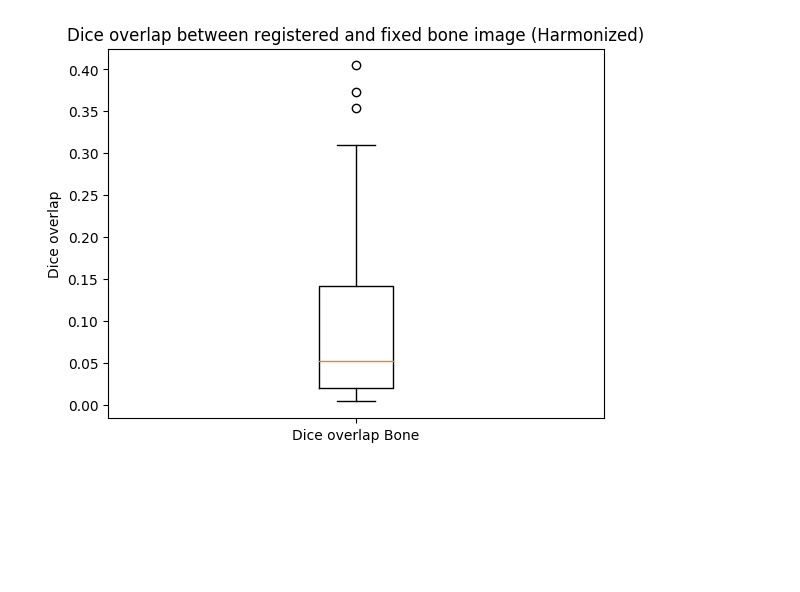
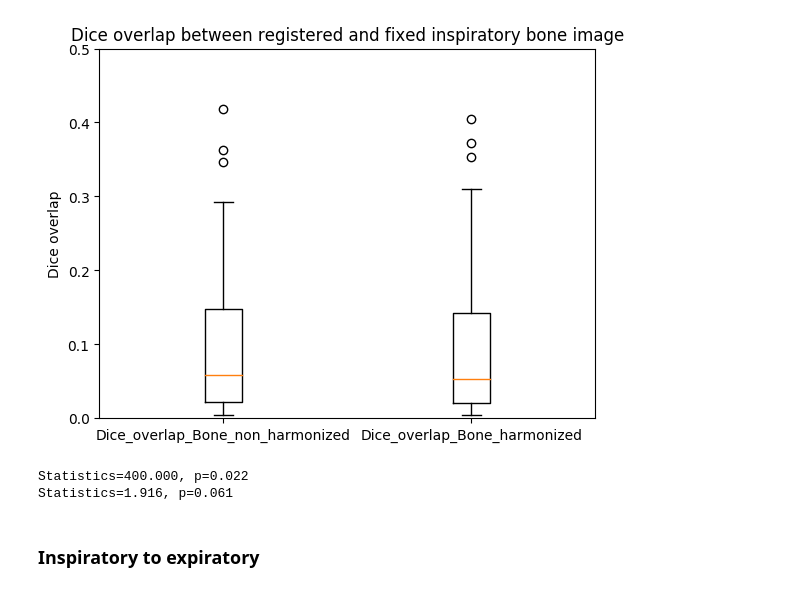
Before and after one commit to MASILab/Inhale_Exhale_CT, a Jupyter notebook: Figures/diceoverlap.ipynb, the cells around one changed output. Saved outputs shown, nothing was run; the diff lists cells and outputs as text; code cells hidden in the pictures; blank space fills up the shorter version.

```diff
--- a/Figures/diceoverlap.ipynb
+++ b/Figures/diceoverlap.ipynb
@@ -60,17 +60,31 @@ def dice_overlap(seg1, seg2):
 
 for i in tqdm(range(len(emph_bone_files))):
     bone = nib.load(os.path.join(emph_bone, emph_bone_files[i])).get_fdata()
-    non_harm_exptoinsp = nib.load(os.path.join(emph_harm_exptoinsp, emph_harm_exptoinsp_files[i])).get_fdata()
+    harm_exptoinsp = nib.load(os.path.join(emph_harm_exptoinsp, emph_harm_exptoinsp_files[i])).get_fdata()
 
-    bone_dice = dice_overlap(bone, non_harm_exptoinsp)
+    bone_dice = dice_overlap(bone, harm_exptoinsp)
 
     dice_overlap_bone.append(bone_dice)
 # %%
 plt.figure()
-plt.boxplot([dice_overlap_bone])
-plt.xticks([1], ['Dice overlap Bone'])
+plt.boxplot([dice_overlap_bone_unharmonized, dice_overlap_bone])
+plt.xticks([1, 2], ['Dice_overlap_Bone_non_harmonized', 'Dice_overlap_Bone_harmonized'])
 plt.ylabel("Dice overlap")
-plt.title("Dice overlap between registered and fixed bone image (Harmonized)")
+plt.ylim(0, 0.5)
+plt.title("Dice overlap between registered and fixed inspiratory bone image")
 plt.show()
 # %% [output]
-[figure, old version]
+[figure, new version]
+# %%
+from scipy.stats import wilcoxon, ttest_rel
+stat, p = wilcoxon(dice_overlap_bone_unharmonized, dice_overlap_bone)
+
+t_stat, p_value = ttest_rel(dice_overlap_bone_unharmonized, dice_overlap_bone)
+
+print("Statistics=%.3f, p=%.3f" % (stat, p))
+print("Statistics=%.3f, p=%.3f" % (t_stat, p_value))
+# %% [output]
+Statistics=400.000, p=0.022
+Statistics=1.916, p=0.061
+# %% [markdown]
+### Inspiratory to expiratory
```
Also changed, not shown: parts of 2 cells of this notebook, 1 other file.
